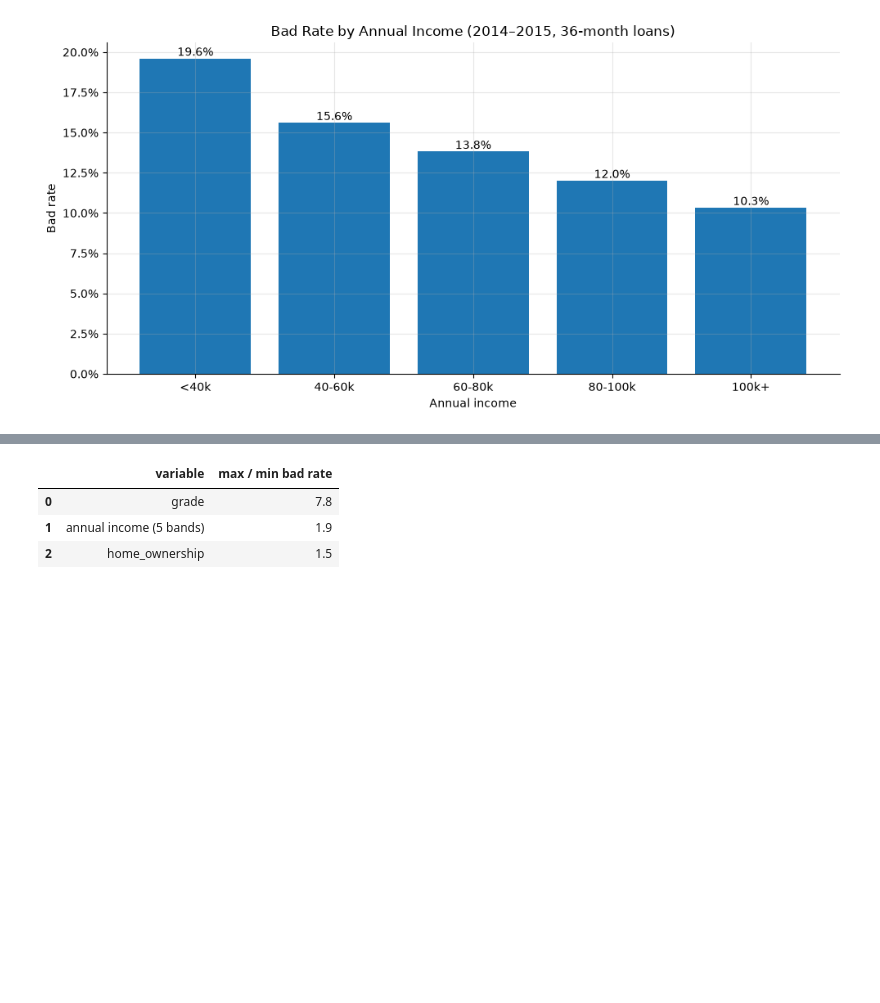
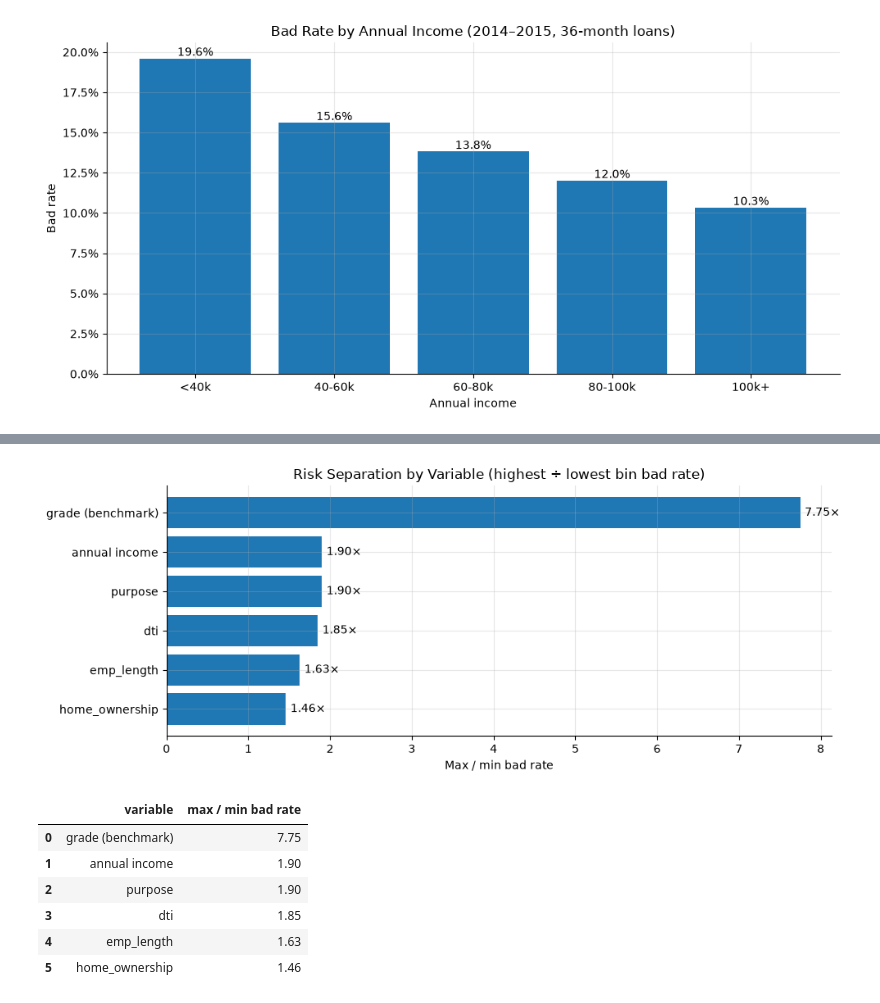
Before and after one commit to qichenz-0825/lending-club-credit-risk-analysis, a Jupyter notebook: Notebooks/05_application_risk_drivers.ipynb, the cells around one changed output, grey strips where cells are left out. Cells and saved outputs as stored; diff of their text form; code cells hidden in the pictures; blank space fills up the shorter version.

```diff
--- a/Notebooks/05_application_risk_drivers.ipynb
+++ b/Notebooks/05_application_risk_drivers.ipynb
@@ -97,24 +212,43 @@ plt.show()
 # %%
 def spread(sql_expr):
-    r = con.execute(f"""
+    r = con.sql(f"""
         SELECT MAX(bad_rate) / MIN(bad_rate) AS max_min_ratio
         FROM (SELECT {sql_expr} AS bucket, AVG(bad_flag) AS bad_rate, COUNT(*) AS n
               FROM cohort GROUP BY bucket HAVING COUNT(*) >= 300)
-    """).fetchone()[0]
-    return round(r, 1)
+    """).fetchall()[0][0]
+    return round(r, 2)
 
-pd.DataFrame({
-    "variable": ["grade", "annual income (5 bands)", "home_ownership"],
+ranking = pd.DataFrame({
+    "variable": ["grade (benchmark)", "annual income", "purpose", "dti", "emp_length", "home_ownership"],
     "max / min bad rate": [
         spread("grade"),
         spread("CASE WHEN annual_inc < 40000 THEN 1 WHEN annual_inc < 60000 THEN 2 "
                "WHEN annual_inc < 80000 THEN 3 WHEN annual_inc < 100000 THEN 4 ELSE 5 END"),
+        spread("purpose"),
+        spread("CASE WHEN dti < 10 THEN 1 WHEN dti < 20 THEN 2 WHEN dti < 30 THEN 3 "
+               "WHEN dti < 40 THEN 4 WHEN dti >= 40 THEN 5 END"),
+        spread("emp_length"),
         spread("home_ownership"),
     ],
-})
+}).sort_values("max / min bad rate", ascending=False)
+
+fig, ax = plt.subplots(figsize=(10, 4))
+ax.barh(ranking["variable"][::-1], ranking["max / min bad rate"][::-1])
+ax.set_title("Risk Separation by Variable (highest ÷ lowest bin bad rate)")
+ax.set_xlabel("Max / min bad rate")
+for y, x in enumerate(ranking["max / min bad rate"][::-1]):
+    ax.annotate(f"{x:.2f}×", (x, y), xytext=(4, 0), textcoords="offset points", va="center")
+fig.tight_layout()
+fig.savefig(IMAGE_DIR / "separation_by_variable.png", dpi=150)
+plt.show()
+ranking
 # %% [output]
+[figure, added]
 |  | variable | max / min bad rate |
-| 0 | grade | 7.8 |
-| 1 | annual income (5 bands) | 1.9 |
-| 2 | home_ownership | 1.5 |
+| 0 | grade (benchmark) | 7.75 |
+| 1 | annual income | 1.90 |
+| 2 | purpose | 1.90 |
+| 3 | dti | 1.85 |
+| 4 | emp_length | 1.63 |
+| 5 | home_ownership | 1.46 |
 # %% [markdown]
```
Also changed, not shown: parts of 15 cells of this notebook, 14 other files.
